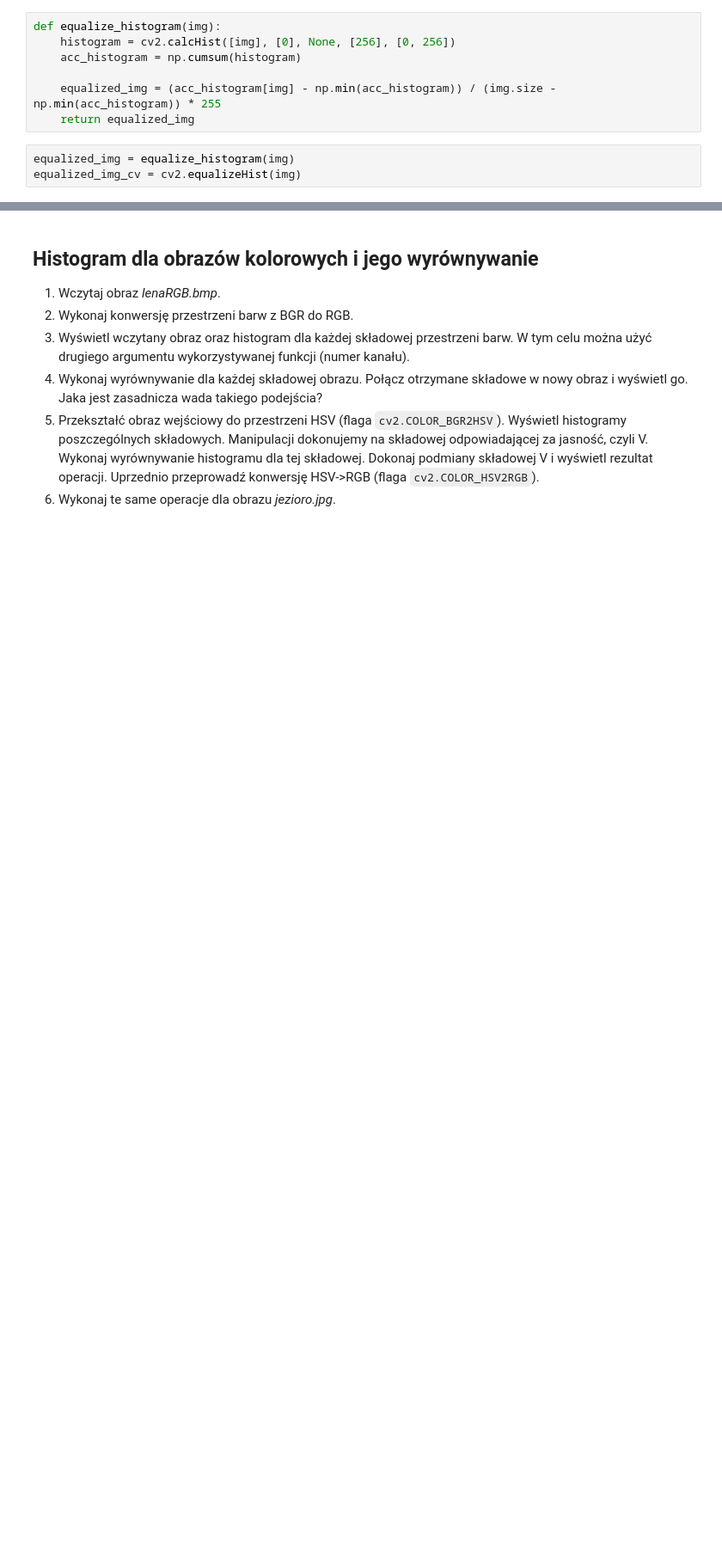
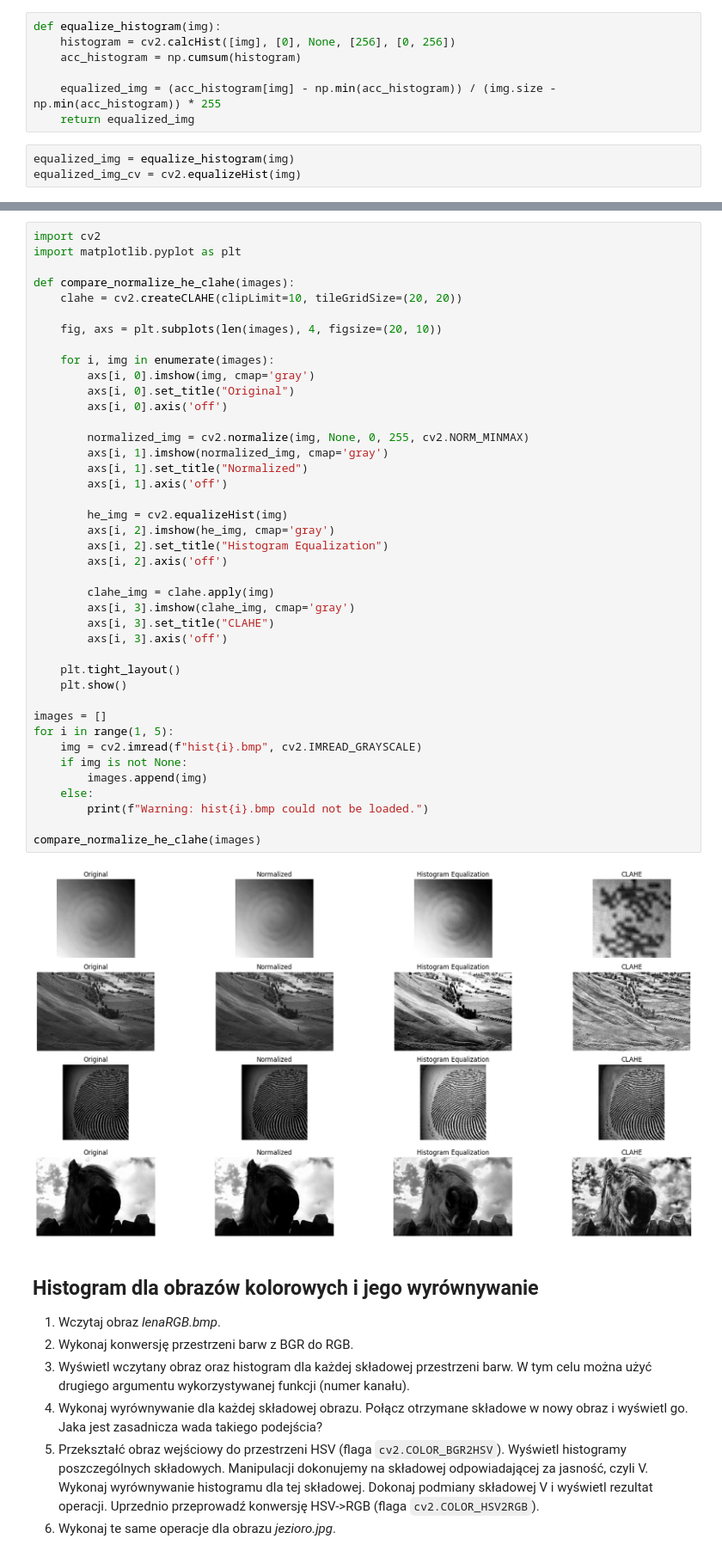
Before and after one commit to krudny/Image-processing, a Jupyter notebook: Lab3-histogram/03_histogram.ipynb, the cells around one changed output, grey strips where cells are left out. Shown at 86% size. Saved outputs shown, nothing was run; the diff lists cells and outputs as text; blank space fills up the shorter version.

```diff
--- a/Lab3-histogram/03_histogram.ipynb
+++ b/Lab3-histogram/03_histogram.ipynb
@@ -294,3 +308,46 @@ for i, img in enumerate([equalized_img, equalized_img_cv]):
+# %%
+import cv2
+import matplotlib.pyplot as plt
+
+def compare_normalize_he_clahe(images):
+    clahe = cv2.createCLAHE(clipLimit=10, tileGridSize=(20, 20))
+
+    fig, axs = plt.subplots(len(images), 4, figsize=(20, 10))
+
+    for i, img in enumerate(images):
+        axs[i, 0].imshow(img, cmap='gray')
+        axs[i, 0].set_title("Original")
+        axs[i, 0].axis('off')
+
+        normalized_img = cv2.normalize(img, None, 0, 255, cv2.NORM_MINMAX)
+        axs[i, 1].imshow(normalized_img, cmap='gray')
+        axs[i, 1].set_title("Normalized")
+        axs[i, 1].axis('off')
+
+        he_img = cv2.equalizeHist(img)
+        axs[i, 2].imshow(he_img, cmap='gray')
+        axs[i, 2].set_title("Histogram Equalization")
+        axs[i, 2].axis('off')
+
+        clahe_img = clahe.apply(img)
+        axs[i, 3].imshow(clahe_img, cmap='gray')
+        axs[i, 3].set_title("CLAHE")
+        axs[i, 3].axis('off')
+
+    plt.tight_layout()
+    plt.show()
+
+images = []
+for i in range(1, 5):
+    img = cv2.imread(f"hist{i}.bmp", cv2.IMREAD_GRAYSCALE)
+    if img is not None:
+        images.append(img)
+    else:
+        print(f"Warning: hist{i}.bmp could not be loaded.")
+
+compare_normalize_he_clahe(images)
+# %% [output]
+[figure, added]
 # %% [markdown]
 ## Histogram dla obrazów kolorowych i jego wyrównywanie
 
```
Also changed, not shown: parts of 2 cells of this notebook.
